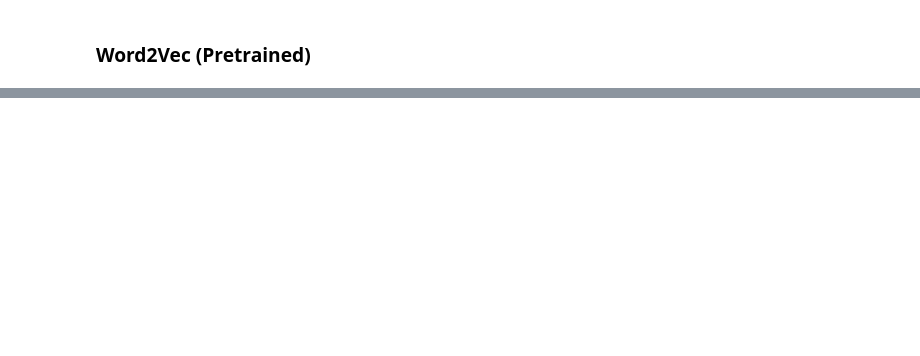
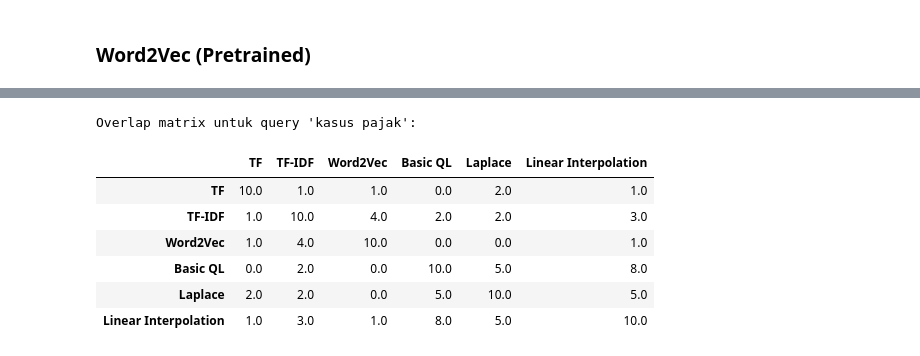
Before and after one commit to akmaliarizka5/Information-Retrieval, a Jupyter notebook: tugas 1.ipynb, the cells around one changed output, grey strips where cells are left out. Drawn from its saved outputs; the diff is of its cells as text; code cells hidden in the pictures; blank space fills up the shorter version.

```diff
--- a/tugas 1.ipynb
+++ b/tugas 1.ipynb
@@ -460,0 +993,36 @@ ModuleNotFoundError: No module named 'gensim'
+# %%
+# Analisis Overlap Dokumen Antar Model (kuantitatif)
+all_model_indices = {
+    "TF": tf_results,
+    "TF-IDF": tfidf_results,
+    "Word2Vec": word2vec_results,
+    "Basic QL": ql_basic_results,
+    "Laplace": ql_laplace_results,
+    "Linear Interpolation": ql_interp_results
+}
+
+def overlap_matrix(query):
+    model_names = list(all_model_indices.keys())
+    n = len(model_names)
+    overlap = pd.DataFrame(index=model_names, columns=model_names, dtype=int)
+
+    doc_sets = {name: set(all_model_indices[name][query].index) for name in model_names}
+
+    for m1 in model_names:
+        for m2 in model_names:
+            overlap.loc[m1, m2] = len(doc_sets[m1] & doc_sets[m2])
+
+    return overlap
+
+# Contoh untuk satu query dulu
+print("Overlap matrix untuk query 'kasus pajak':")
+display(overlap_matrix("kasus pajak"))
+# %% [output]
+Overlap matrix untuk query 'kasus pajak':
+|  | TF | TF-IDF | Word2Vec | Basic QL | Laplace | Linear Interpolation |
+| TF | 10.0 | 1.0 | 1.0 | 0.0 | 2.0 | 1.0 |
+| TF-IDF | 1.0 | 10.0 | 4.0 | 2.0 | 2.0 | 3.0 |
+| Word2Vec | 1.0 | 4.0 | 10.0 | 0.0 | 0.0 | 1.0 |
+| Basic QL | 0.0 | 2.0 | 0.0 | 10.0 | 5.0 | 8.0 |
+| Laplace | 2.0 | 2.0 | 0.0 | 5.0 | 10.0 | 5.0 |
+| Linear Interpolation | 1.0 | 3.0 | 1.0 | 8.0 | 5.0 | 10.0 |
```
Also changed, not shown: parts of 42 cells of this notebook, 2 other files.
